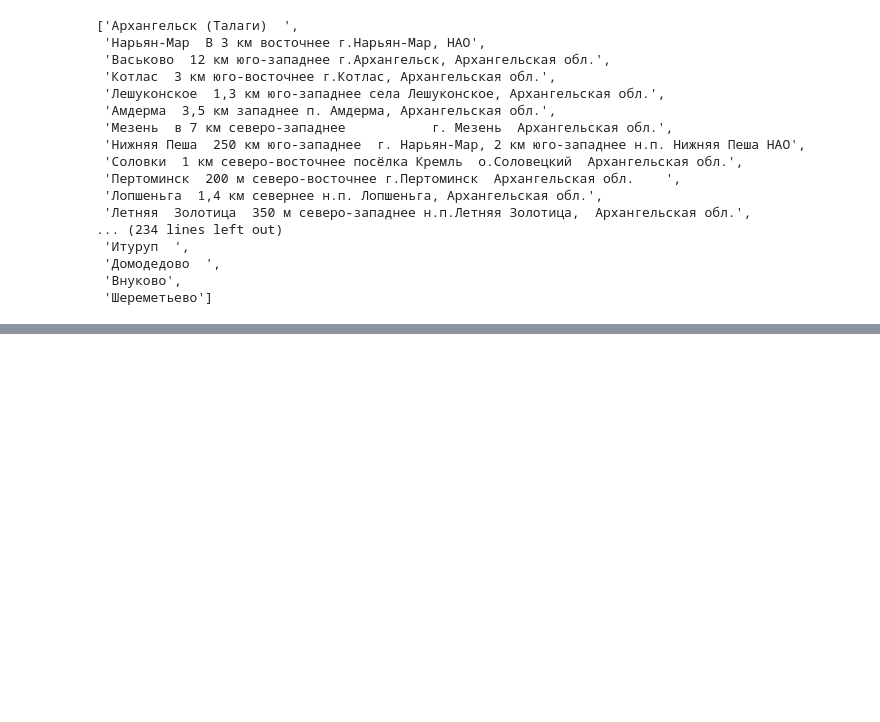
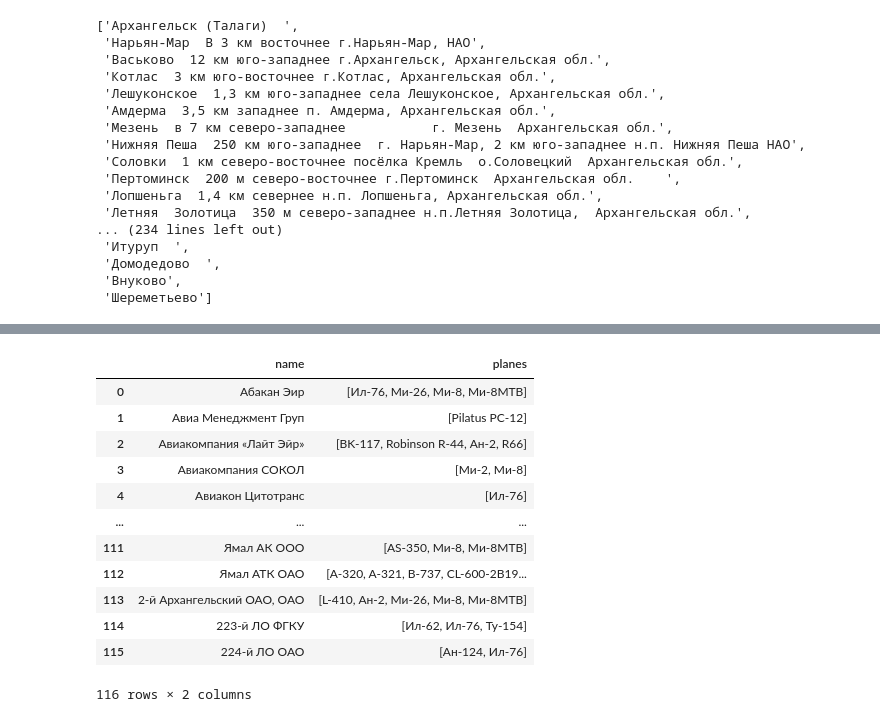
Before and after one commit to vindosVP/data_science, a Jupyter notebook: lab1/dz1.ipynb, the cells around one changed output, grey strips where cells are left out. Saved outputs shown, nothing was run; the diff lists cells and outputs as text; code cells hidden in the pictures; blank space fills up the shorter version.

```diff
--- a/lab1/dz1.ipynb
+++ b/lab1/dz1.ipynb
@@ -814,0 +490,10 @@ airlines = pd.read_csv(
+# %%
+file_name = f'{path}/airlines.csv'
+separator = ','
+
+airlines = pd.read_csv(
+                    str(file_name),
+                    sep=separator,
+                    on_bad_lines="skip",
+                    engine='python',
+                )
@@ -814,0 +516,9 @@ airlines = pd.read_csv(
+# %%
+airlines = airlines.rename(
+    columns={
+        'Индекс':'airline_name',
+        'Название':'full_airline_name',
+        'Юридическое Название':'ur_name',
+        'Самолеты':'planes'
+        }
+)
@@ -814,0 +541,35 @@ airlines = pd.read_csv(
+# %%
+#Перечислить авиакомпании у которых нет типов воздушных судов зарегистрированных не в России
+
+names_list = []
+planes_list = []
+
+list_airlines = []
+for airline in airlines["airline_name"]:
+    names_list.append(airline)
+    for planes in airlines[airlines["airline_name"] == airline]["planes"]:
+        plane_list = str(planes).split(", ")
+        plane_list2 = []
+        for plane1 in plane_list:
+            plane_nice = plane1.split(" (")[0].rstrip()
+            plane_list2.append(plane_nice)
+        planes_list.append(plane_list2)
+
+d = {'name': names_list, 'planes': planes_list}
+airlines_planes = pd.DataFrame(data=d)
+# %%
+airlines_planes
+# %% [output]
+|  | name | planes |
+| 0 | Абакан Эир | [Ил-76, Ми-26, Ми-8, Ми-8МТВ] |
+| 1 | Авиа Менеджмент Груп | [Pilatus PC-12] |
+| 2 | Авиакомпания «Лайт Эйр» | [BK-117, Robinson R-44, Ан-2, R66] |
+| 3 | Авиакомпания СОКОЛ | [Ми-2, Ми-8] |
+| 4 | Авиакон Цитотранс | [Ил-76] |
+| ... | ... | ... |
+| 111 | Ямал АК ООО | [AS-350, Ми-8, Ми-8МТВ] |
+| 112 | Ямал АТК ОАО | [A-320, A-321, B-737, CL-600-2B19... |
+| 113 | 2-й Архангельский ОАО, ОАО | [L-410, Ан-2, Ми-26, Ми-8, Ми-8МТВ] |
+| 114 | 223-й ЛО ФГКУ | [Ил-62, Ил-76, Ту-154] |
+| 115 | 224-й ЛО ОАО | [Ан-124, Ил-76] |
+116 rows × 2 columns
```
Also changed, not shown: parts of 41 cells of this notebook.
